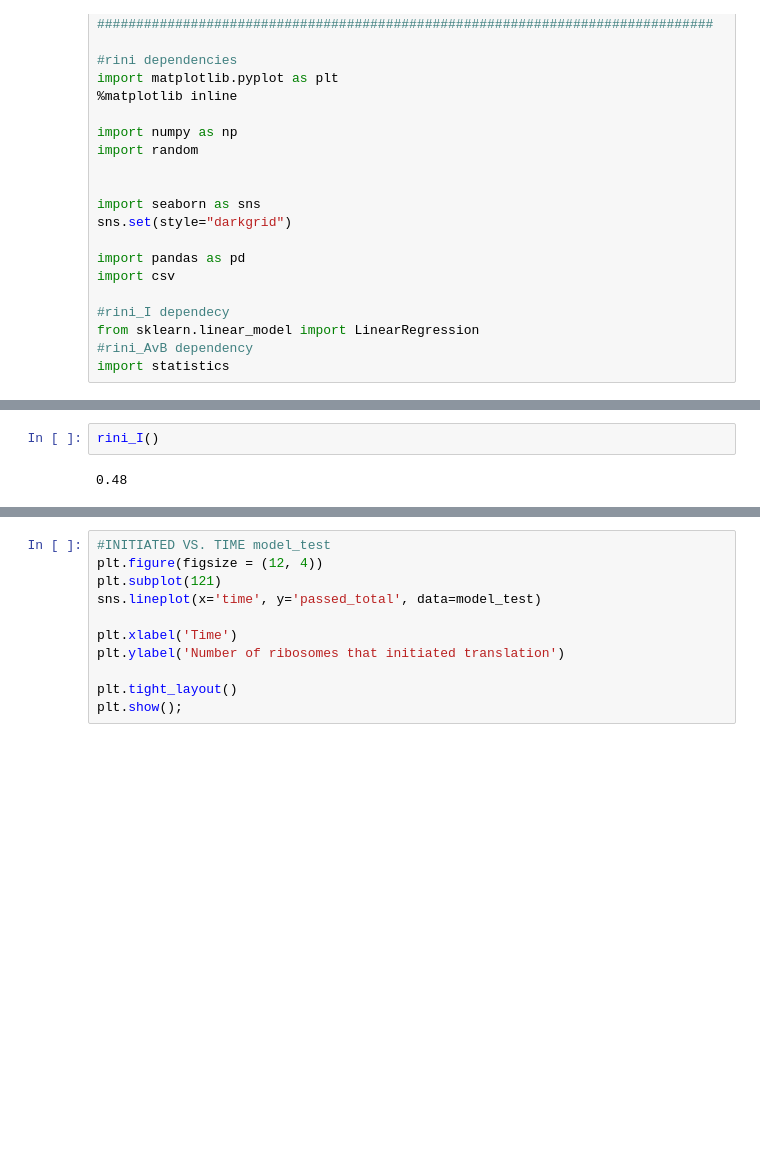
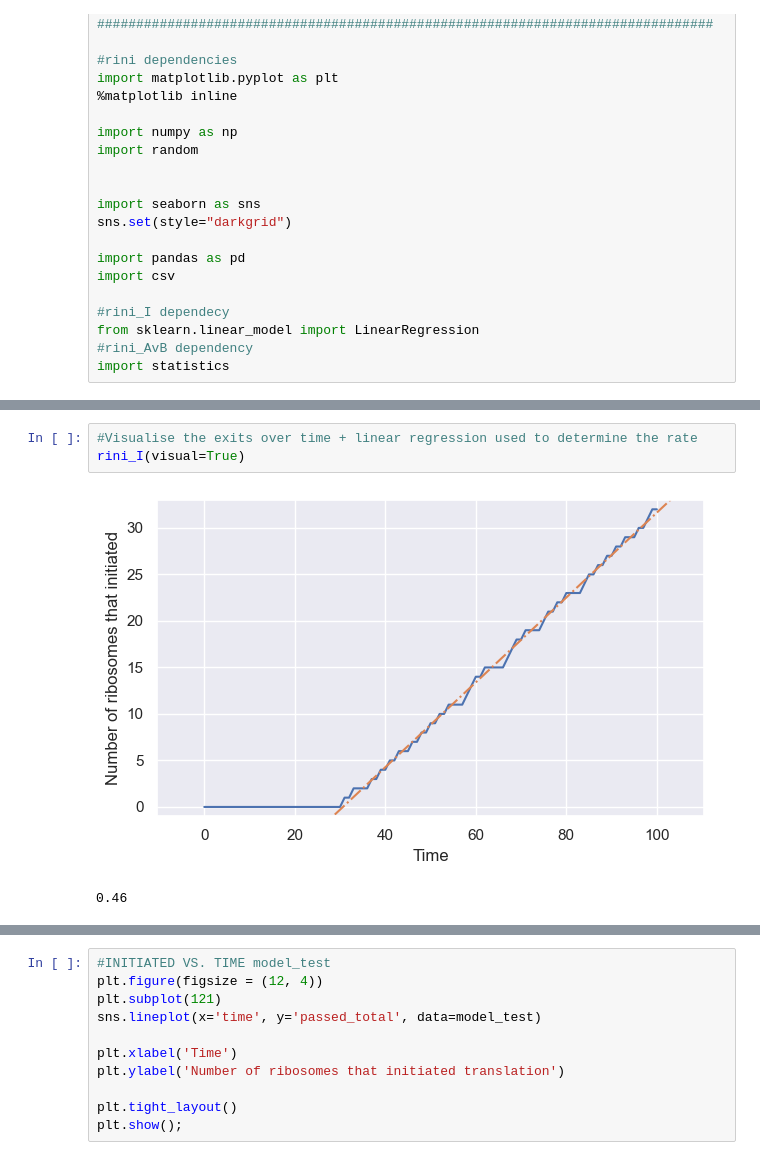
Before and after one commit to gabin-rousseau/roadblock_project, a Jupyter notebook: python/rini_v0-2.ipynb, the cells around one changed output, grey strips where cells are left out. Cells and saved outputs as stored; diff of their text form; blank space fills up the shorter version.

```diff
--- a/python/rini_v0-2.ipynb
+++ b/python/rini_v0-2.ipynb
@@ -345,5 +365,7 @@ def rini_AvB(t=500, L=100, l=1, p=1, randomised=False, n=10):
 # %%
-rini_I()
+#Visualise the exits over time + linear regression used to determine the rate
+rini_I(visual=True)
 # %% [output]
+[figure, added]
-0.48
+0.46
 # %%
```
Also changed, not shown: parts of 11 cells of this notebook.
